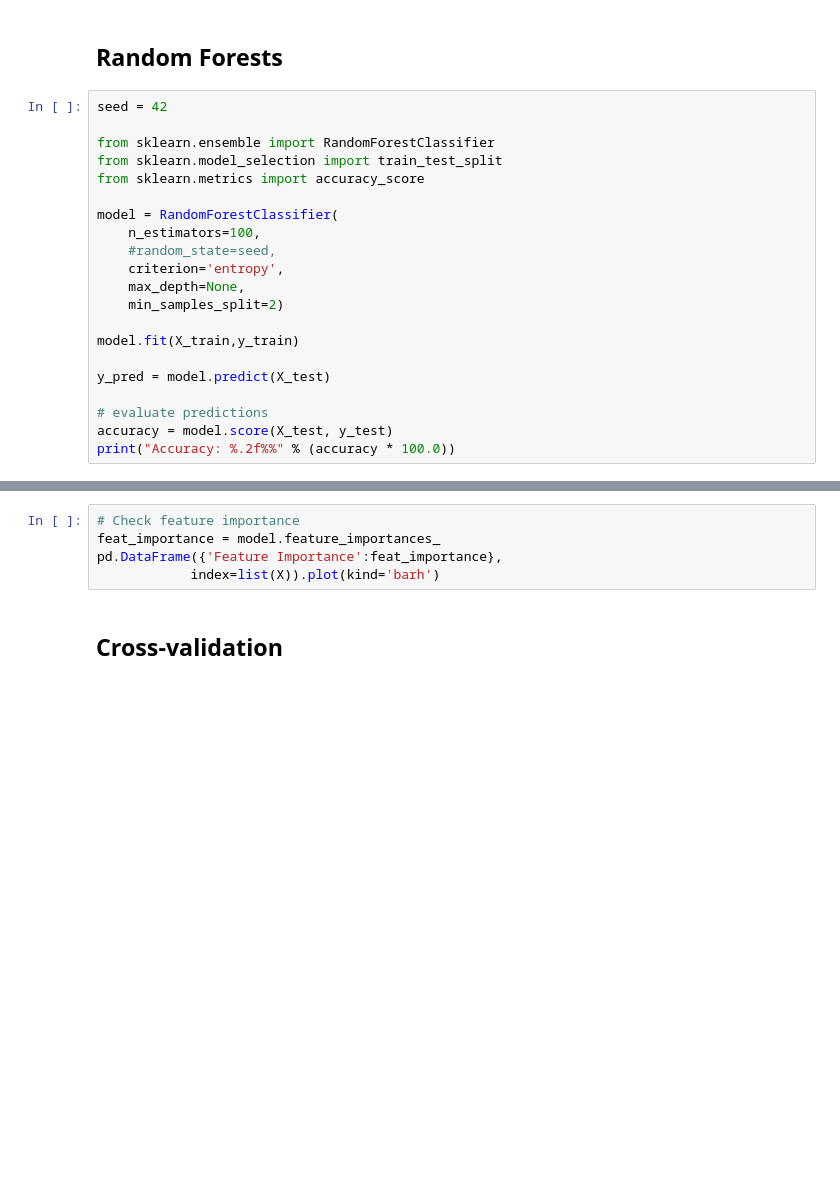
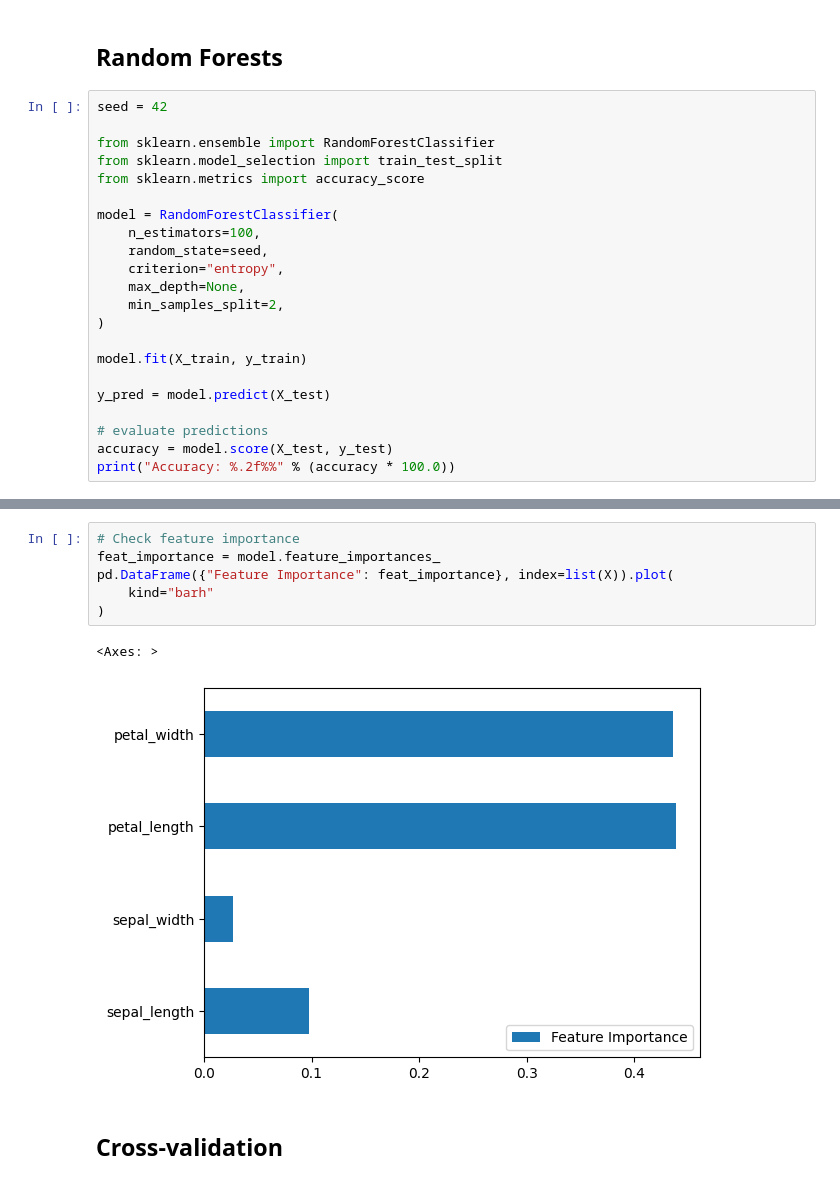
Before and after one commit to Mattcalcaterra/si618classwork, a Jupyter notebook: inclass/SI_618_Day_11_Classification_Inclass.ipynb, the cells around one changed output, grey strips where cells are left out. Cells and saved outputs as stored; diff of their text form; blank space fills up the shorter version.

```diff
--- a/inclass/SI_618_Day_11_Classification_Inclass.ipynb
+++ b/inclass/SI_618_Day_11_Classification_Inclass.ipynb
@@ -123,12 +233,13 @@ from sklearn.metrics import accuracy_score
 
 model = RandomForestClassifier(
     n_estimators=100,
-    #random_state=seed,
-    criterion='entropy',
+    random_state=seed,
+    criterion="entropy",
     max_depth=None,
-    min_samples_split=2)
+    min_samples_split=2,
+)
 
-model.fit(X_train,y_train)
+model.fit(X_train, y_train)
 
 y_pred = model.predict(X_test)
 
@@ -142,8 +273,12 @@ print(classification_report(y_test, y_pred))
 # %%
 # Check feature importance
 feat_importance = model.feature_importances_
-pd.DataFrame({'Feature Importance':feat_importance},
-            index=list(X)).plot(kind='barh')
+pd.DataFrame({"Feature Importance": feat_importance}, index=list(X)).plot(
+    kind="barh"
+)
+# %% [output]
+<Axes: >
+[figure, added]
 # %% [markdown]
 ##  Cross-validation
 # %% [markdown]
```
Also changed, not shown: parts of 42 cells of this notebook, 3 other files.
